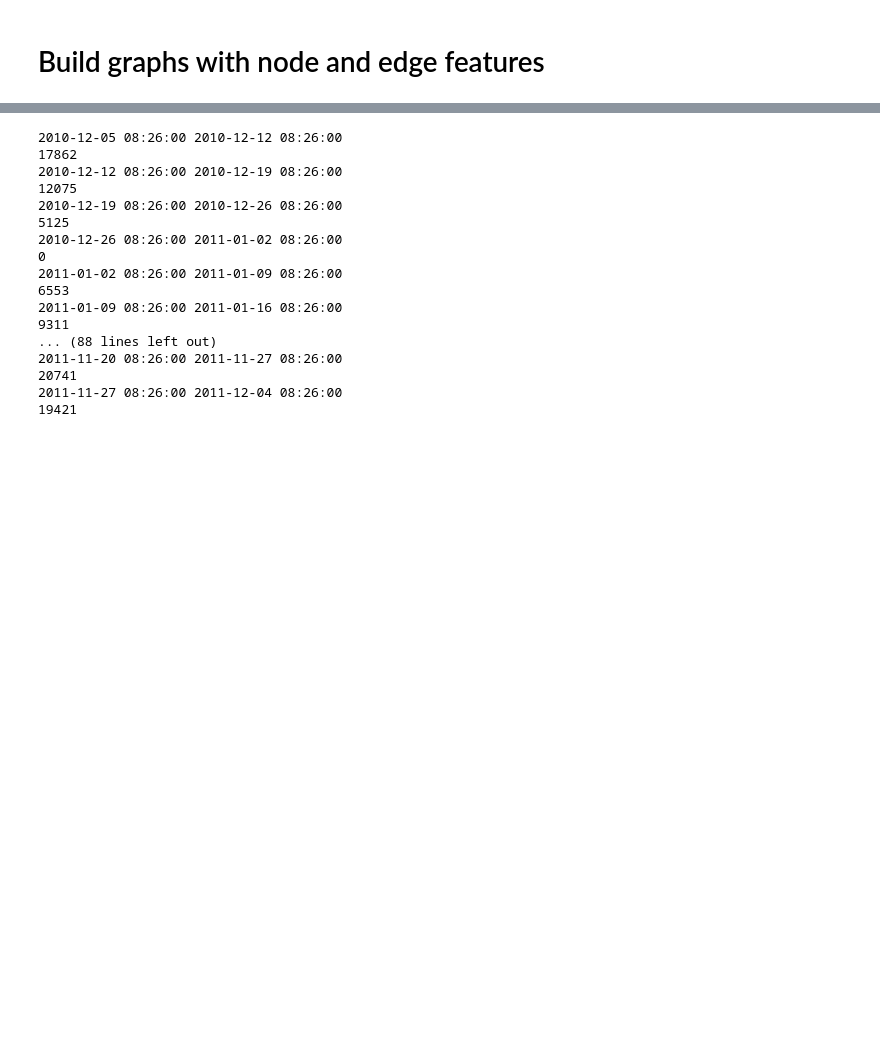
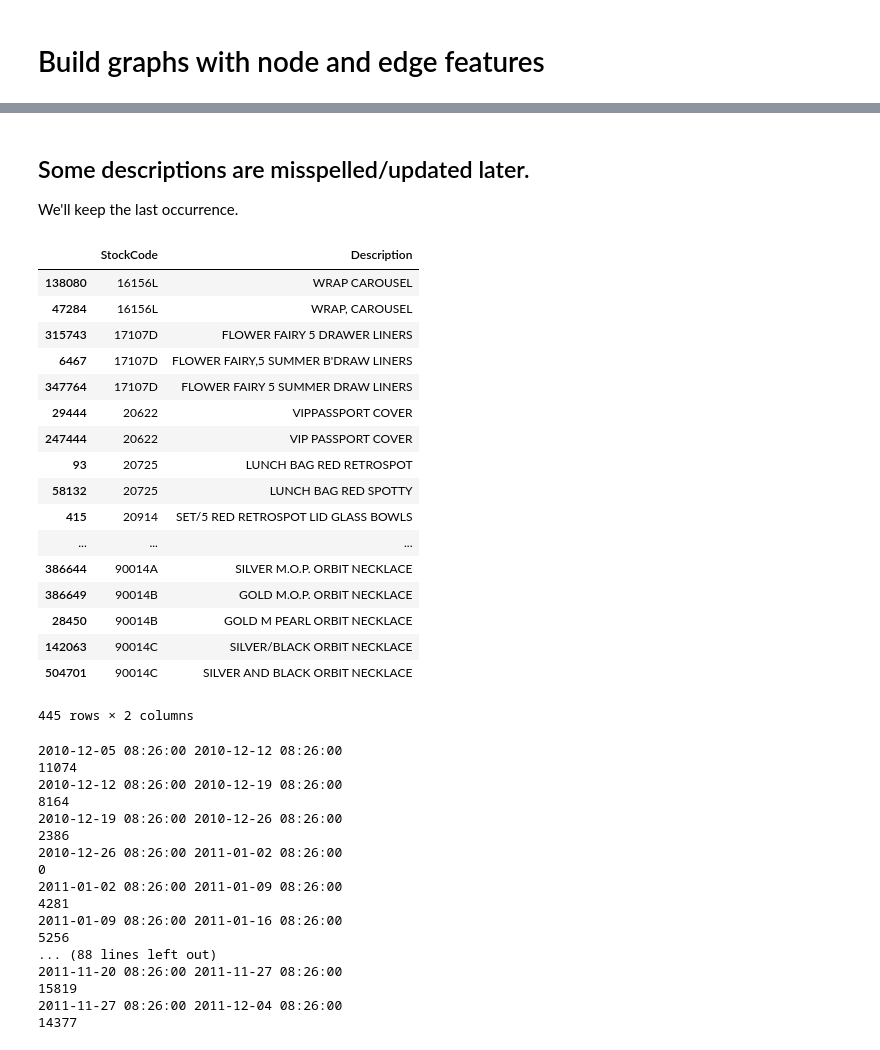
Before and after one commit to SriramS32/Ecommerce-Graph-Analysis, a Jupyter notebook: ecommerce_analysis.ipynb, the cells around one changed output, grey strips where cells are left out. Saved outputs shown, nothing was run; the diff lists cells and outputs as text; code cells hidden in the pictures; blank space fills up the shorter version.

```diff
--- a/ecommerce_analysis.ipynb
+++ b/ecommerce_analysis.ipynb
@@ -220,0 +311,25 @@ bins, len(bins)
+# %% [markdown]
+## Some descriptions are misspelled/updated later.
+We'll keep the last occurrence.
+# %%
+duplicated = dat[['StockCode', 'Description']].drop_duplicates().sort_values('StockCode')
+duplicated[duplicated.duplicated(subset=['StockCode'], keep=False)]
+# %% [output]
+|  | StockCode | Description |
+| 138080 | 16156L | WRAP CAROUSEL |
+| 47284 | 16156L | WRAP, CAROUSEL |
+| 315743 | 17107D | FLOWER FAIRY 5 DRAWER LINERS |
+| 6467 | 17107D | FLOWER FAIRY,5 SUMMER B'DRAW LINERS |
+| 347764 | 17107D | FLOWER FAIRY 5 SUMMER DRAW LINERS |
+| 29444 | 20622 | VIPPASSPORT COVER |
+| 247444 | 20622 | VIP PASSPORT COVER |
+| 93 | 20725 | LUNCH BAG RED RETROSPOT |
+| 58132 | 20725 | LUNCH BAG RED SPOTTY |
+| 415 | 20914 | SET/5 RED RETROSPOT LID GLASS BOWLS |
+| ... | ... | ... |
+| 386644 | 90014A | SILVER M.O.P. ORBIT NECKLACE |
+| 386649 | 90014B | GOLD M.O.P. ORBIT NECKLACE |
+| 28450 | 90014B | GOLD M PEARL ORBIT NECKLACE |
+| 142063 | 90014C | SILVER/BLACK ORBIT NECKLACE |
+| 504701 | 90014C | SILVER AND BLACK ORBIT NECKLACE |
+445 rows × 2 columns
@@ -228,27 +374,27 @@ for i in range(len(bins) - 1):
     end = bins[i+1]
     print(start, end)
     bin_dat = dat[(dat.InvoiceDate >= start) & (dat.InvoiceDate < end)]
-    frame =
+    frame = create_frame(bin_dat)
     TG.add_frame(start, frame)
     print(len(bin_dat))
 # %% [output]
 2010-12-05 08:26:00 2010-12-12 08:26:00
-17862
+11074
 2010-12-12 08:26:00 2010-12-19 08:26:00
-12075
+8164
 2010-12-19 08:26:00 2010-12-26 08:26:00
-5125
+2386
 2010-12-26 08:26:00 2011-01-02 08:26:00
 0
 2011-01-02 08:26:00 2011-01-09 08:26:00
-6553
+4281
 2011-01-09 08:26:00 2011-01-16 08:26:00
-9311
+5256
 ... (88 lines left out)
 2011-11-20 08:26:00 2011-11-27 08:26:00
-20741
+15819
 2011-11-27 08:26:00 2011-12-04 08:26:00
-19421
+14377
 # %%
 # bipartite
 node_id = ['StockCode', 'CustomerID', ]
```
Also changed, not shown: parts of 14 cells of this notebook, 1 other file.
